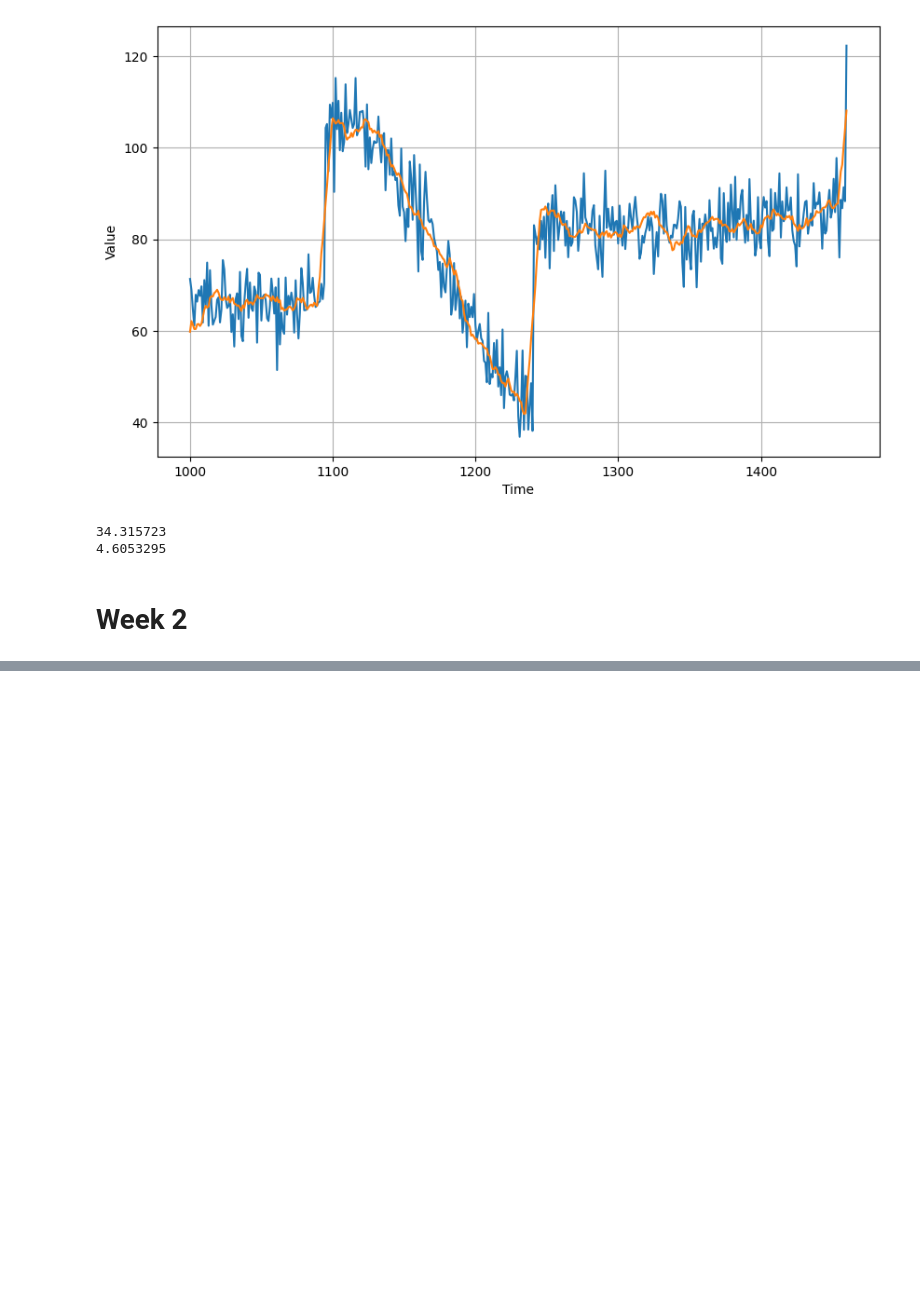
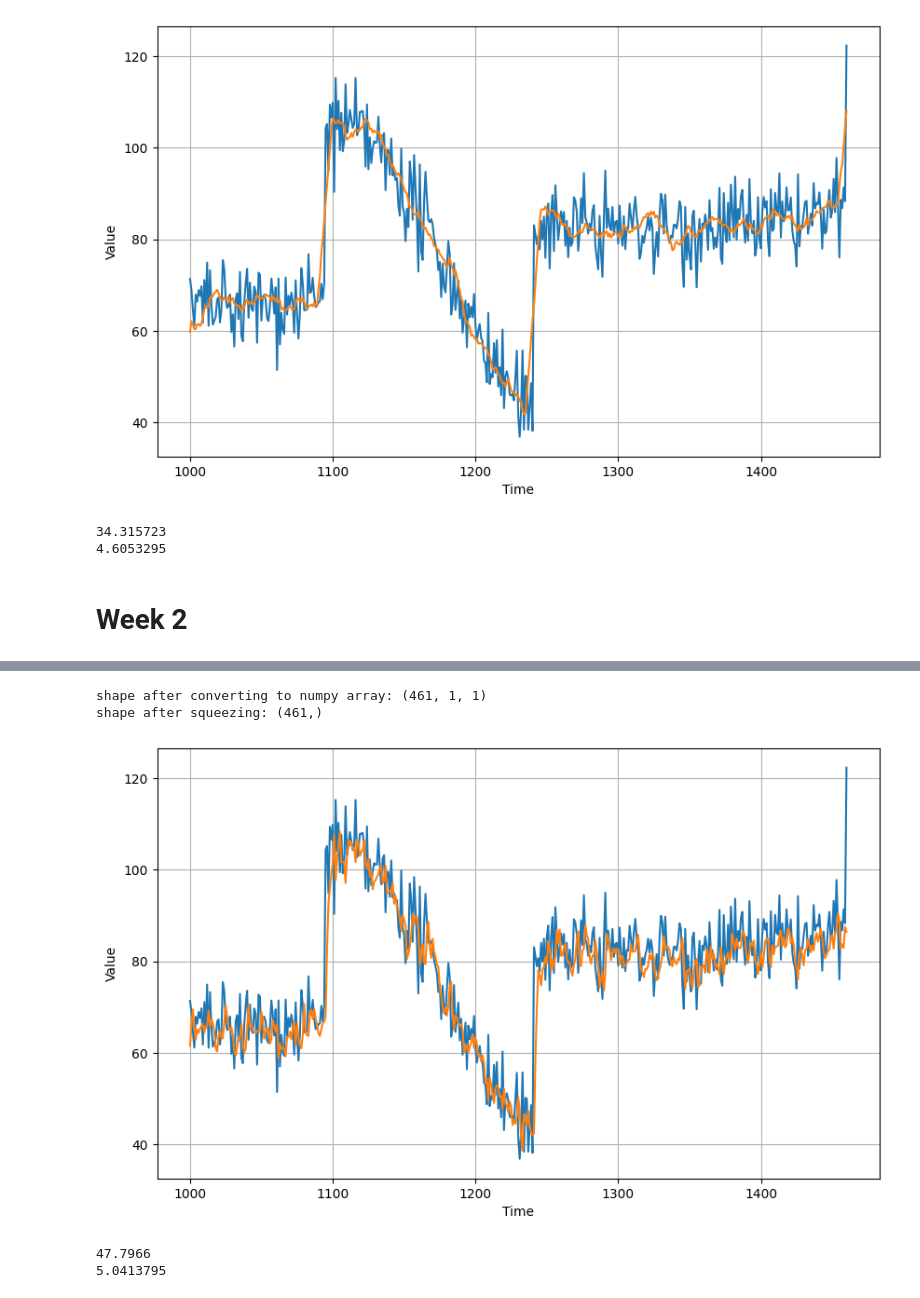
Before and after one commit to samp3209/courseraprojects, a Jupyter notebook: Time_Series_TensorFlow.ipynb, the cells around one changed output, grey strips where cells are left out. Drawn from its saved outputs; the diff is of its cells as text; code cells hidden in the pictures; blank space fills up the shorter version.

```diff
--- a/Time_Series_TensorFlow.ipynb
+++ b/Time_Series_TensorFlow.ipynb
@@ -680,0 +1028,10 @@ print(tf.keras.metrics.mean_absolute_error(x_valid, diff_moving_avg_plus_smooth_
+# %%
+# Build the single layer neural network
+l0 = tf.keras.layers.Dense(1, input_shape=[window_size])
+model = tf.keras.models.Sequential([l0])
+
+# Print the initial layer weights
+print("Layer weights: \n {} \n".format(l0.get_weights()))
+
+# Print the model summary
+model.summary()
@@ -680,0 +1056,6 @@ print(tf.keras.metrics.mean_absolute_error(x_valid, diff_moving_avg_plus_smooth_
+# %%
+# Set the training parameters
+model.compile(loss="mse", optimizer=tf.keras.optimizers.SGD(learning_rate=1e-6, momentum=0.9))
+# %%
+# Train the model
+model.fit(dataset,epochs=100)
@@ -680,0 +1125,14 @@ print(tf.keras.metrics.mean_absolute_error(x_valid, diff_moving_avg_plus_smooth_
+# %%
+# Initialize a list
+forecast = []
+
+# Use the model to predict data points per window size
+for time in range(len(series) - window_size):
+  forecast.append(model.predict(series[time:time + window_size][np.newaxis]))
+
+# Slice the points that are aligned with the validation set
+forecast = forecast[split_time - window_size:]
+
+# Compare number of elements in the predictions and the validation set
+print(f'length of the forecast list: {len(forecast)}')
+print(f'shape of the validation set: {x_valid.shape}')
@@ -680,0 +1157,21 @@ print(tf.keras.metrics.mean_absolute_error(x_valid, diff_moving_avg_plus_smooth_
+# %%
+# Preview shapes after using the conversion and squeeze methods
+print(f'shape after converting to numpy array: {np.array(forecast).shape}')
+print(f'shape after squeezing: {np.array(forecast).squeeze().shape}')
+
+# Convert to a numpy array and drop single dimensional axes
+results = np.array(forecast).squeeze()
+
+# Overlay the results with the validation set
+plot_series(time_valid, (x_valid, results))
+# %% [output]
+shape after converting to numpy array: (461, 1, 1)
+shape after squeezing: (461,)
+[figure, added]
+# %%
+# Compute the metrics
+print(tf.keras.metrics.mean_squared_error(x_valid, results).numpy())
+print(tf.keras.metrics.mean_absolute_error(x_valid, results).numpy())
+# %% [output]
+47.7966
+5.0413795
```
Also changed, not shown: parts of 29 cells of this notebook.
